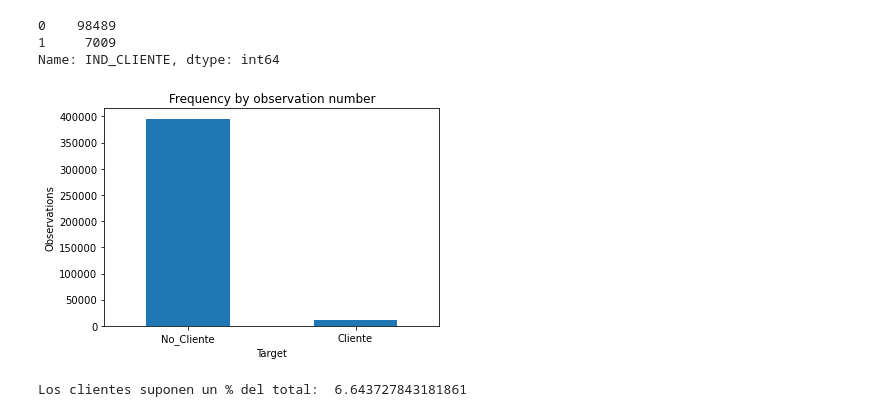
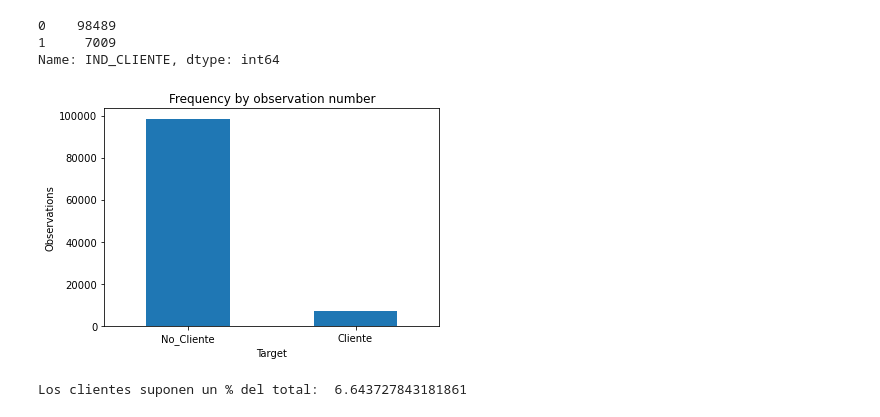
Before and after one commit to alfonsojimenezhernandez/TFM--Predictor-clientes-ecommerce, a Jupyter notebook: Modelo_2- PJ.ipynb, the cells around one changed output. Saved outputs shown, nothing was run; the diff lists cells and outputs as text; code cells hidden in the pictures.

```diff
--- a/Modelo_2- PJ.ipynb
+++ b/Modelo_2- PJ.ipynb
@@ -122,14 +122,14 @@ pd.value_counts(final_df.loc[final_df['TIPOUSUARIO_PJ'] == 1, 'IND_CLIENTE'], so
 1     7009
 Name: IND_CLIENTE, dtype: int64
 # %%
-count_classes = pd.value_counts(final_df['IND_CLIENTE'], sort = True)
+count_classes = pd.value_counts(final_df.loc[final_df['TIPOUSUARIO_PJ'] == 1, 'IND_CLIENTE'], sort = True)
 count_classes.plot(kind = 'bar', rot = 0)
 plt.xticks(range(2), LABELS)
 plt.title("Frequency by observation number")
 plt.xlabel("Target")
 plt.ylabel("Observations");
 # %% [output]
-[figure, old version]
+[figure, new version]
 # %%
 print('Los clientes suponen un % del total: ', ((7009/(len(final_df.loc[final_df['TIPOUSUARIO_PJ'] == 1])))*100))
 # %% [output]
```
Also changed, not shown: 5 other files.
